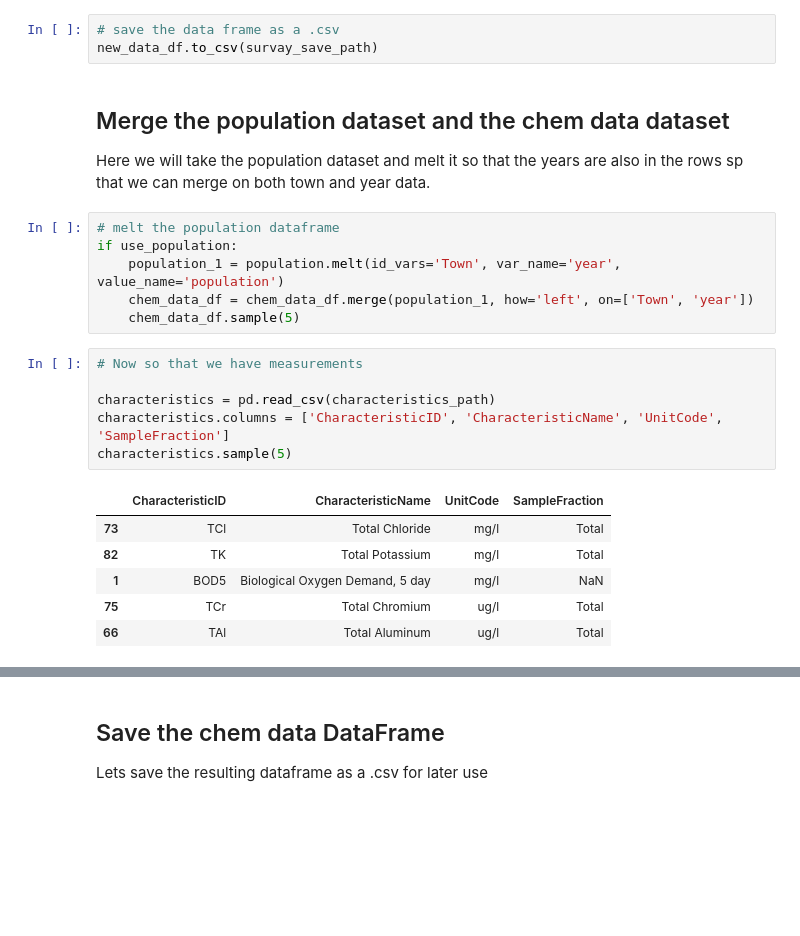
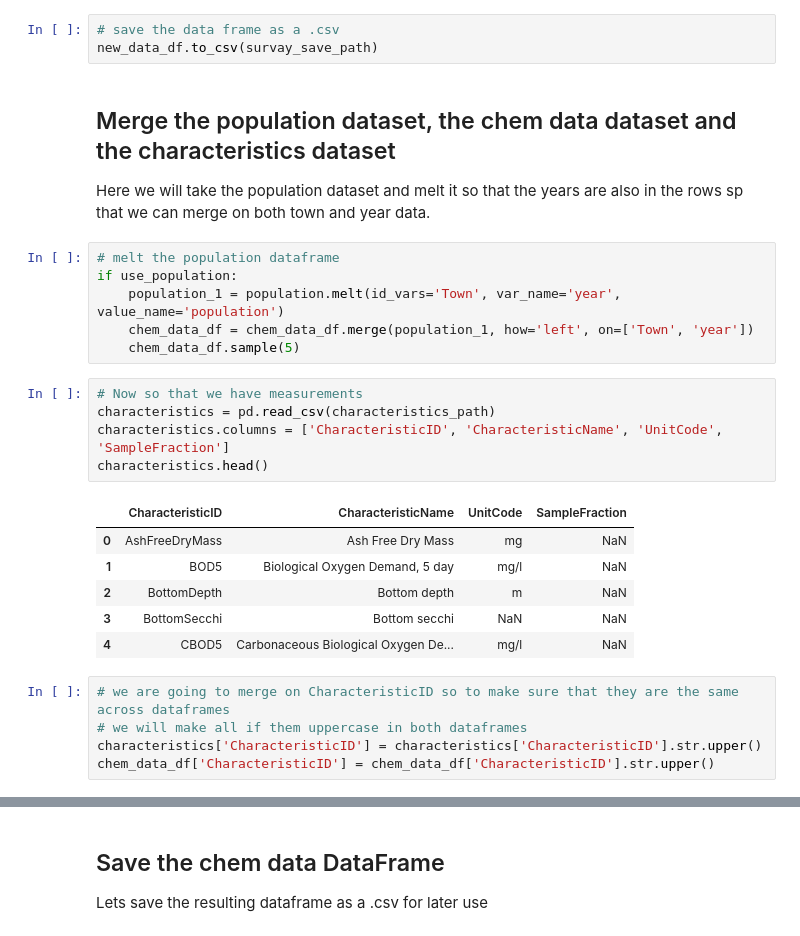
Before and after one commit to zorinAnze/Vermont-Lake-Health, a Jupyter notebook: Combine_Tables.ipynb, the cells around one changed output, grey strips where cells are left out. Cells and saved outputs as stored; diff of their text form; blank space fills up the shorter version.

Commit message:
fixed the capitol/lowercase issue in chem_data CharacteristicID

```diff
--- a/Combine_Tables.ipynb
+++ b/Combine_Tables.ipynb
@@ -158,7 +158,7 @@ Lets save the resulting dataframe as a .csv for later use
 # save the data frame as a .csv
 new_data_df.to_csv(survay_save_path)
 # %% [markdown]
-## Merge the population dataset and the chem data dataset
+## Merge the population dataset, the chem data dataset and the characteristics dataset
 Here we will take the population dataset and melt it so that the years are also in the rows sp that we can merge on both town and year data.
 # %%
 # melt the population dataframe
@@ -168,17 +168,21 @@ if use_population:
     chem_data_df.sample(5)
 # %%
 # Now so that we have measurements
-
 characteristics = pd.read_csv(characteristics_path)
 characteristics.columns = ['CharacteristicID', 'CharacteristicName', 'UnitCode', 'SampleFraction']
-characteristics.sample(5)
+characteristics.head()
 # %% [output]
 |  | CharacteristicID | CharacteristicName | UnitCode | SampleFraction |
-| 73 | TCl | Total Chloride | mg/l | Total |
-| 82 | TK | Total Potassium | mg/l | Total |
+| 0 | AshFreeDryMass | Ash Free Dry Mass | mg | NaN |
 | 1 | BOD5 | Biological Oxygen Demand, 5 day | mg/l | NaN |
-| 75 | TCr | Total Chromium | ug/l | Total |
-| 66 | TAl | Total Aluminum | ug/l | Total |
+| 2 | BottomDepth | Bottom depth | m | NaN |
+| 3 | BottomSecchi | Bottom secchi | NaN | NaN |
+| 4 | CBOD5 | Carbonaceous Biological Oxygen De... | mg/l | NaN |
+# %%
+# we are going to merge on CharacteristicID so to make sure that they are the same across dataframes
+# we will make all if them uppercase in both dataframes
+characteristics['CharacteristicID'] = characteristics['CharacteristicID'].str.upper()
+chem_data_df['CharacteristicID'] = chem_data_df['CharacteristicID'].str.upper()
 # %%
 # Merge characteristics df
 chem_data_df_final = chem_data_df.merge(characteristics, how='left', on='CharacteristicID')
```
Also changed, not shown: parts of 9 cells of this notebook.
